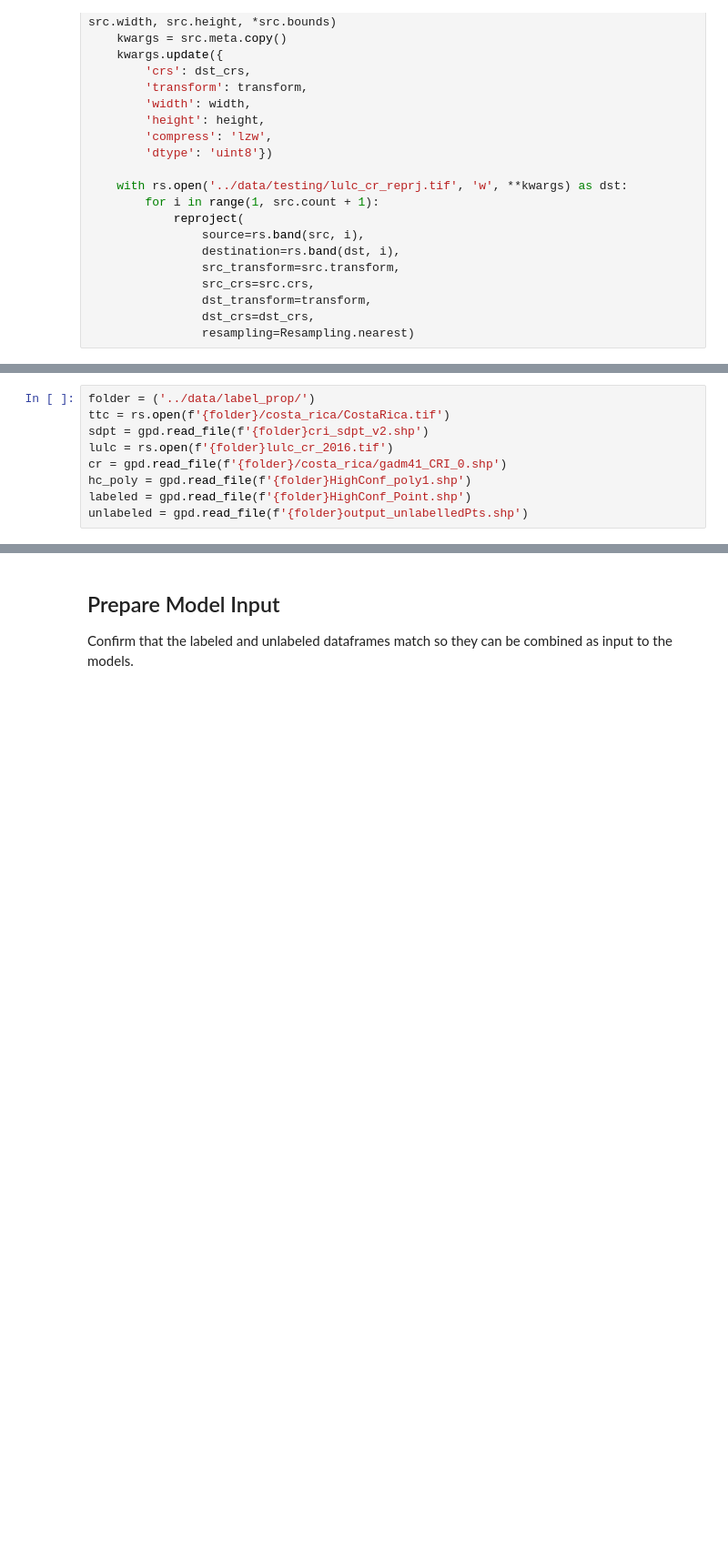
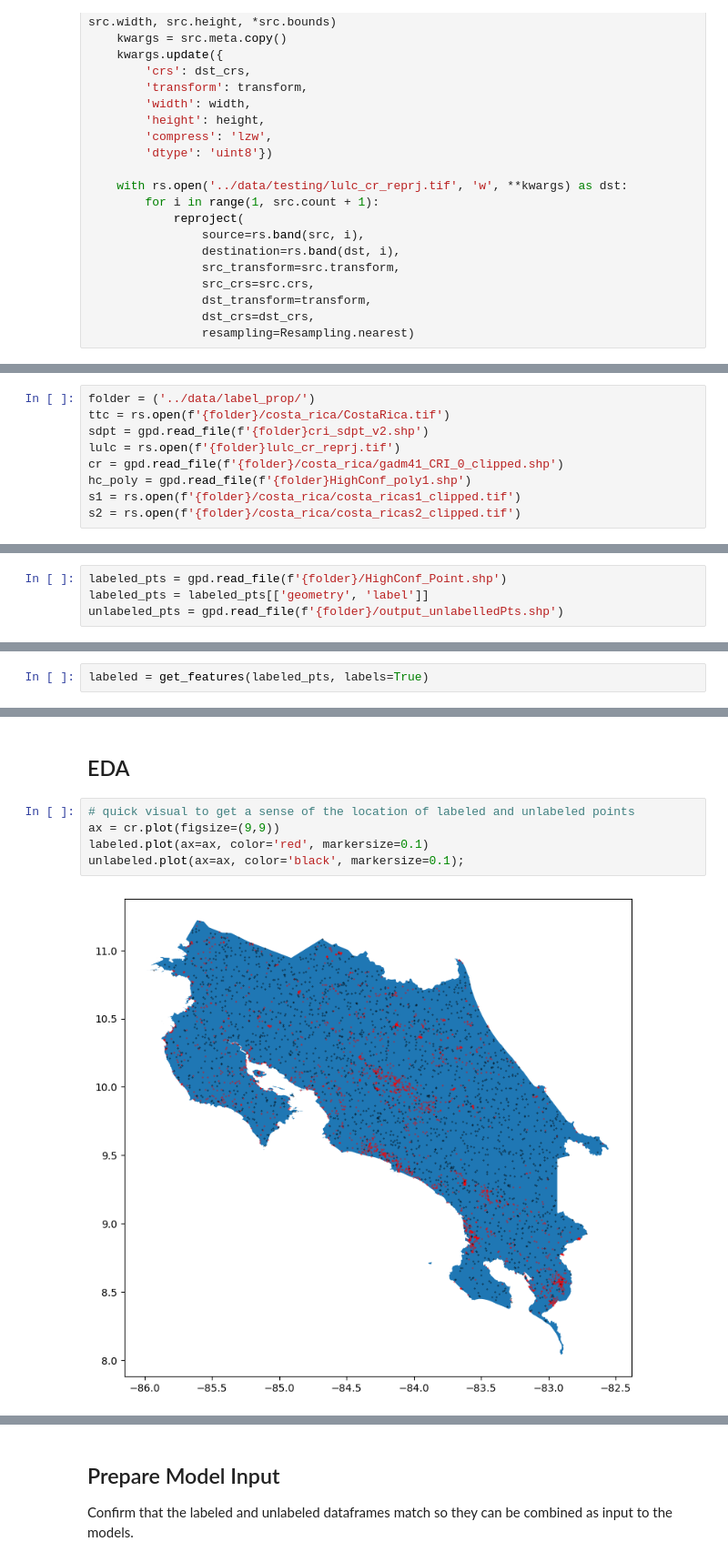
Before and after one commit to wri/plantation_classifier, a Jupyter notebook: notebooks/label_propagation.ipynb, the cells around one changed output, grey strips where cells are left out. Shown at 91% size. Drawn from its saved outputs; the diff is of its cells as text; blank space fills up the shorter version.

```diff
--- a/notebooks/label_propagation.ipynb
+++ b/notebooks/label_propagation.ipynb
@@ -119,8 +125,8 @@ with rs.open('../data/testing/lulc_cr.tif') as src:
 folder = ('../data/label_prop/')
 ttc = rs.open(f'{folder}/costa_rica/CostaRica.tif')
 sdpt = gpd.read_file(f'{folder}cri_sdpt_v2.shp')
-lulc = rs.open(f'{folder}lulc_cr_2016.tif')
-cr = gpd.read_file(f'{folder}/costa_rica/gadm41_CRI_0.shp')
+lulc = rs.open(f'{folder}lulc_cr_reprj.tif')
+cr = gpd.read_file(f'{folder}/costa_rica/gadm41_CRI_0_clipped.shp')
 hc_poly = gpd.read_file(f'{folder}HighConf_poly1.shp')
-labeled = gpd.read_file(f'{folder}HighConf_Point.shp')
-unlabeled = gpd.read_file(f'{folder}output_unlabelledPts.shp')
+s1 = rs.open(f'{folder}/costa_rica/costa_ricas1_clipped.tif')
+s2 = rs.open(f'{folder}/costa_rica/costa_ricas2_clipped.tif')
@@ -176,0 +133,4 @@ unlabeled.plot(ax=ax, color='black', markersize=0.1);
+# %%
+labeled_pts = gpd.read_file(f'{folder}/HighConf_Point.shp')
+labeled_pts = labeled_pts[['geometry', 'label']]
+unlabeled_pts = gpd.read_file(f'{folder}/output_unlabelledPts.shp')
@@ -317,0 +212,2 @@ Name: ttc_v1, dtype: int64
+# %%
+labeled = get_features(labeled_pts, labels=True)
@@ -317,0 +240,9 @@ Name: ttc_v1, dtype: int64
+# %% [markdown]
+## EDA
+# %%
+# quick visual to get a sense of the location of labeled and unlabeled points
+ax = cr.plot(figsize=(9,9))
+labeled.plot(ax=ax, color='red', markersize=0.1)
+unlabeled.plot(ax=ax, color='black', markersize=0.1);
+# %% [output]
+[figure, new version]
```
Also changed, not shown: parts of 40 cells of this notebook.
